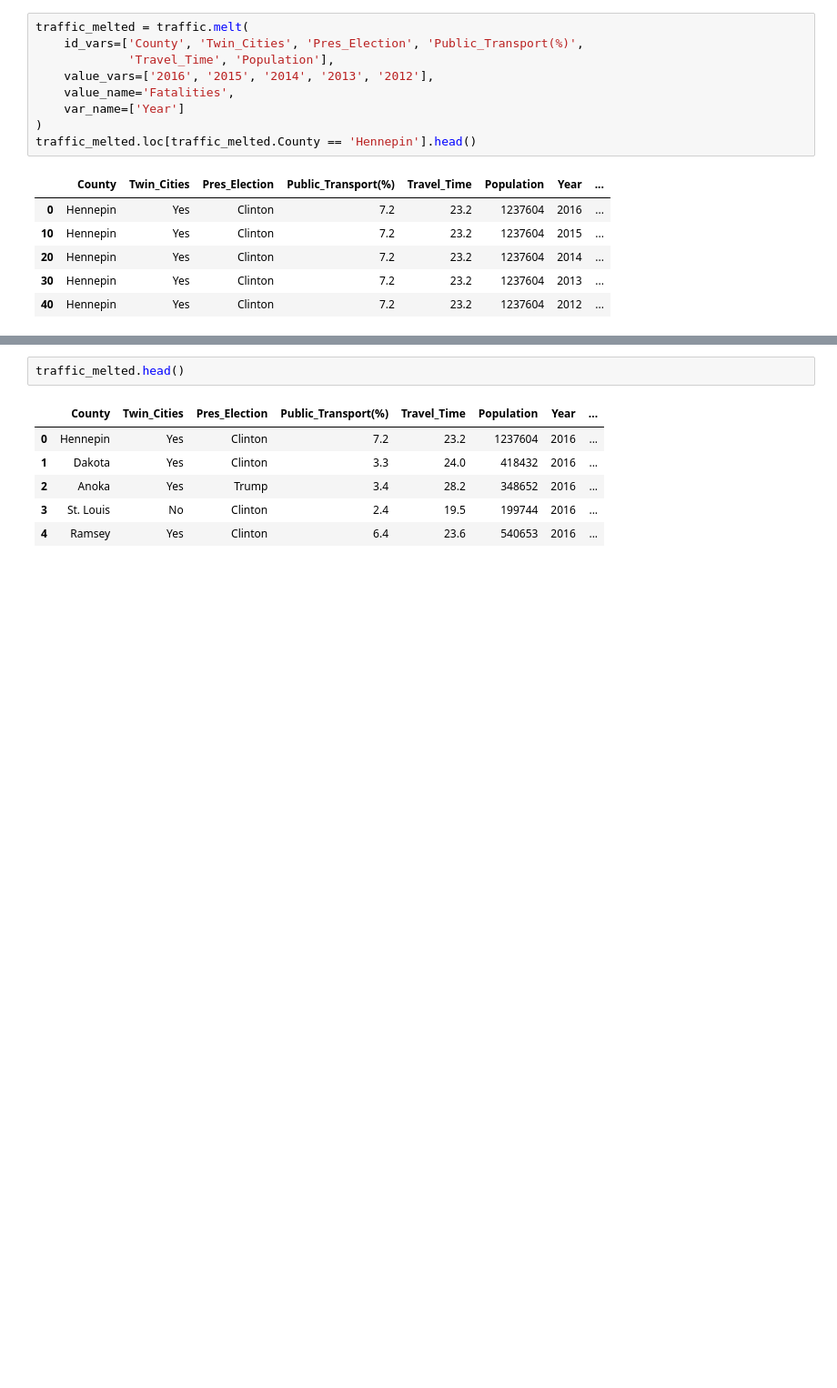
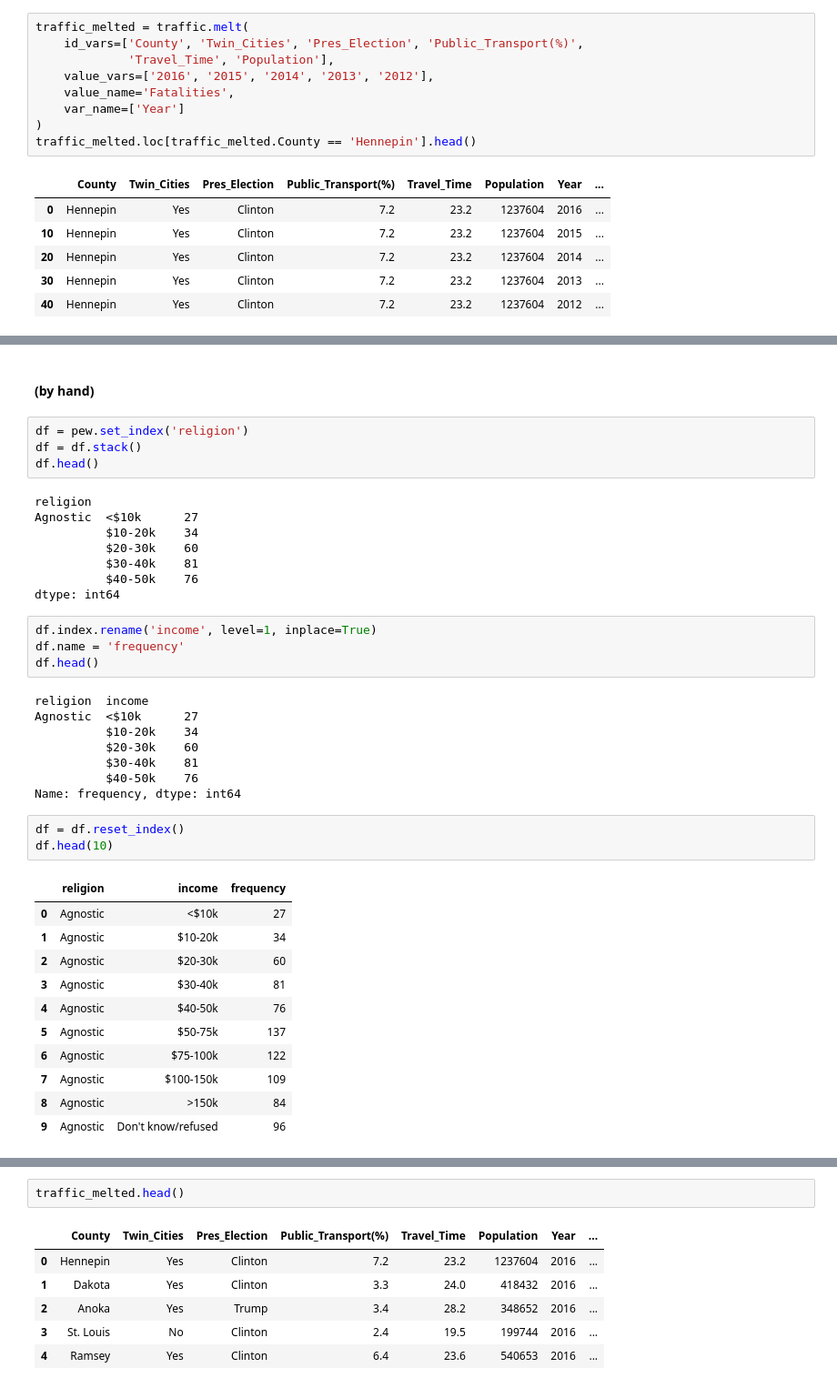
Before and after one commit to leoluyi/Yotta_Viz101, a Jupyter notebook: lecture-notes/python/pandas_tidy_data_pivot_unpivot.ipynb, the cells around one changed output, grey strips where cells are left out. Shown at 91% size. Drawn from its saved outputs; the diff is of its cells as text; blank space fills up the shorter version.

```diff
--- a/lecture-notes/python/pandas_tidy_data_pivot_unpivot.ipynb
+++ b/lecture-notes/python/pandas_tidy_data_pivot_unpivot.ipynb
@@ -91,0 +142,41 @@ traffic_melted.loc[traffic_melted.County == 'Hennepin'].head()
+# %% [markdown]
+#### (by hand)
+# %%
+df = pew.set_index('religion')
+df = df.stack()
+df.head()
+# %% [output]
+religion
+Agnostic  <$10k      27
+          $10-20k    34
+          $20-30k    60
+          $30-40k    81
+          $40-50k    76
+dtype: int64
+# %%
+df.index.rename('income', level=1, inplace=True)
+df.name = 'frequency'
+df.head()
+# %% [output]
+religion  income
+Agnostic  <$10k      27
+          $10-20k    34
+          $20-30k    60
+          $30-40k    81
+          $40-50k    76
+Name: frequency, dtype: int64
+# %%
+df = df.reset_index()
+df.head(10)
+# %% [output]
+|  | religion | income | frequency |
+| 0 | Agnostic | <$10k | 27 |
+| 1 | Agnostic | $10-20k | 34 |
+| 2 | Agnostic | $20-30k | 60 |
+| 3 | Agnostic | $30-40k | 81 |
+| 4 | Agnostic | $40-50k | 76 |
+| 5 | Agnostic | $50-75k | 137 |
+| 6 | Agnostic | $75-100k | 122 |
+| 7 | Agnostic | $100-150k | 109 |
+| 8 | Agnostic | >150k | 84 |
+| 9 | Agnostic | Don't know/refused | 96 |
```
Also changed, not shown: parts of 22 cells of this notebook, 4 other files.
